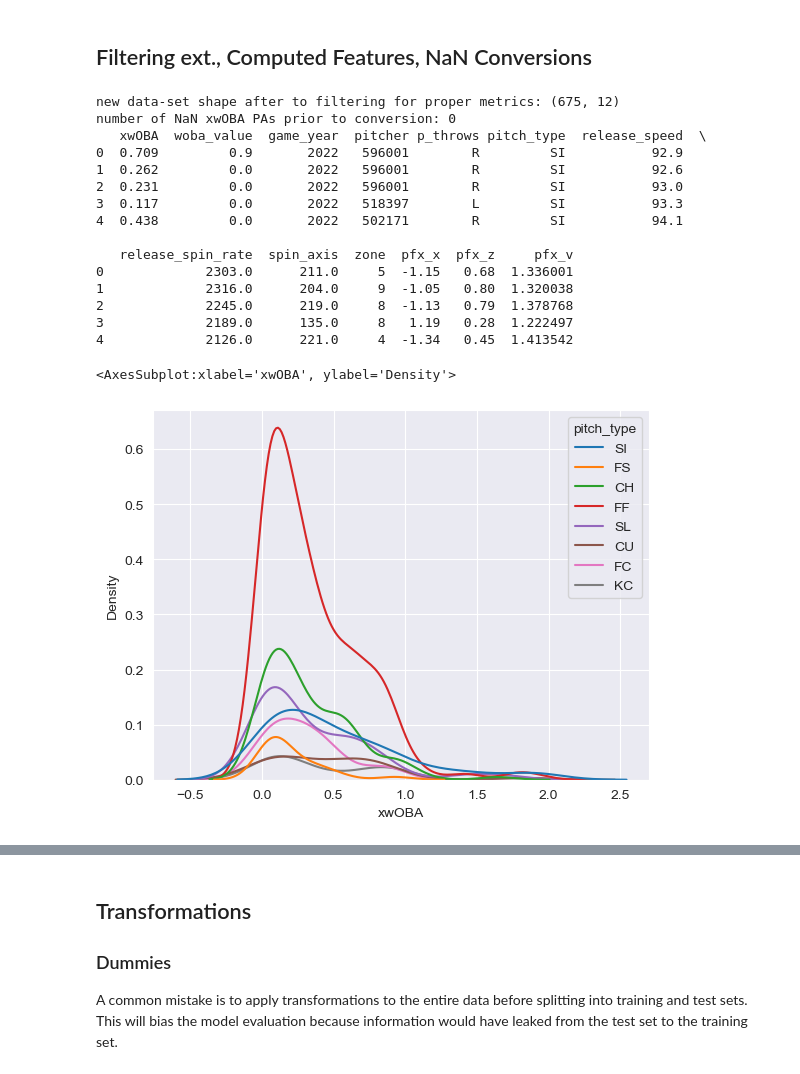
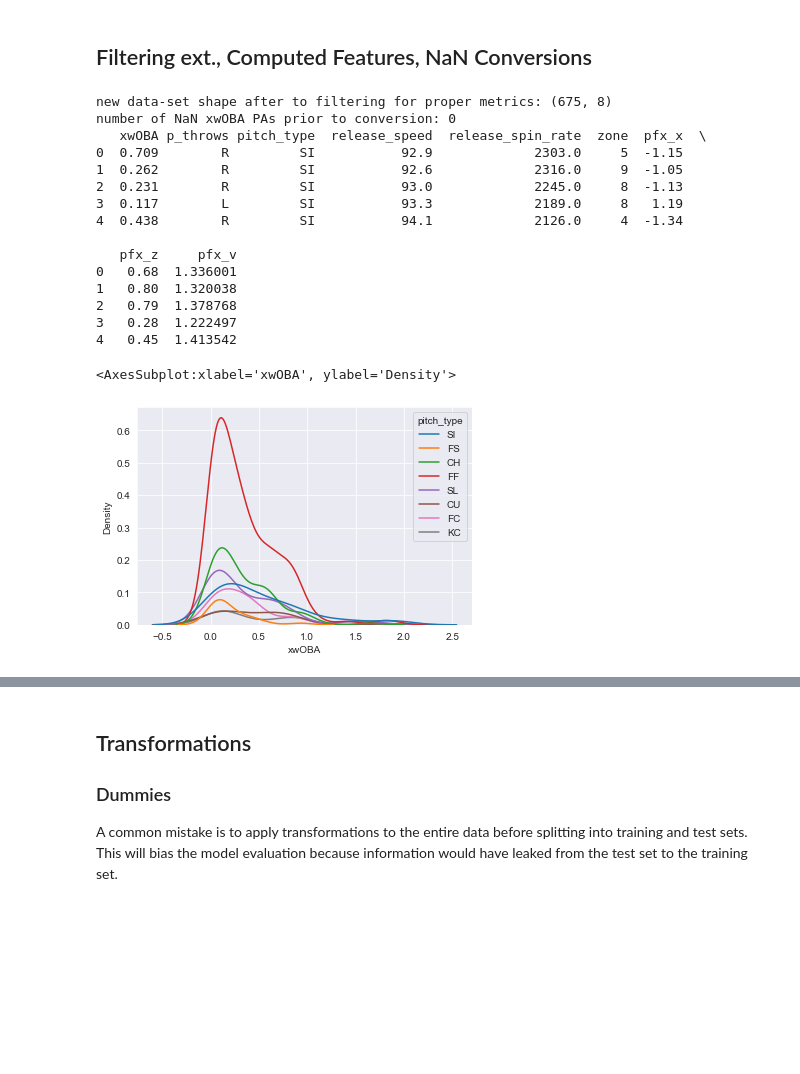
Before and after one commit to trpubz/DBacksAnalysis, a Jupyter notebook: 3Data Prep_Modeling/Data_Reg.ipynb, the cells around one changed output, grey strips where cells are left out. Drawn from its saved outputs; the diff is of its cells as text; code cells hidden in the pictures; blank space fills up the shorter version.

```diff
--- a/3Data Prep_Modeling/Data_Reg.ipynb
+++ b/3Data Prep_Modeling/Data_Reg.ipynb
@@ -9,7 +9,7 @@ import numpy as np
 np.set_printoptions(precision=3, suppress=True)
 
 marte_raw = pd.read_csv('marte_vs_nlwest_19_22.csv',
-                        usecols=['pitch_type', 'game_date', 'release_speed', 'release_pos_x', 'release_pos_z', 'pitcher', 'zone', 'des', 'p_throws', 'bb_type', 'balls', 'strikes', 'game_year', 'pfx_x', 'pfx_z', 'hc_x', 'hc_y', 'hit_distance_sc', 'launch_speed', 'launch_angle', 'effective_speed', 'release_spin_rate', 'release_extension', 'estimated_woba_using_speedangle', 'woba_value', 'woba_denom', 'iso_value', 'launch_speed_angle', 'pitch_name', 'spin_axis'])
+                        usecols=['pitch_type', 'game_date', 'release_speed', 'release_pos_x', 'release_pos_z', 'pitcher', 'zone', 'des', 'p_throws', 'bb_type', 'balls', 'strikes', 'game_year', 'pfx_x', 'pfx_z', 'hc_x', 'hc_y', 'hit_distance_sc', 'launch_speed', 'launch_angle', 'effective_speed', 'release_spin_rate', 'release_extension', 'estimated_woba_using_speedangle', 'woba_value', 'woba_denom', 'iso_value', 'launch_speed_angle', 'pitch_name'])
 
 # rename the primary response variable
 marte_raw.rename(columns={'estimated_woba_using_speedangle': 'xwOBA'}, inplace=True)
@@ -21,6 +21,6 @@ marte_raw.dropna(axis='rows', subset=['woba_denom', 'xwOBA'], how='any', inplace
 print(f"data-set shape after to filtering sac hits, walks, strikeouts: {marte_raw.shape}")
 
 # filter missing observation data
-marte_raw.dropna(axis='rows', subset=['release_spin_rate', 'spin_axis'], how='any', inplace=True)
+marte_raw.dropna(axis='rows', subset=['release_spin_rate'], how='any', inplace=True)
 print(f"data-set shape after to filtering missing spin observations: {marte_raw.shape}")
 # %% [output]
@@ -68,7 +59,7 @@ import numpy as np
 import math
 
 # filter raw set with proposed model metrics
-marte_vs = marte_raw.drop(columns=['game_date', 'release_pos_x', 'release_pos_z', 'des', 'bb_type', 'balls', 'strikes', 'hc_x', 'hc_y', 'hit_distance_sc', 'launch_speed', 'launch_angle', 'effective_speed', 'release_extension', 'woba_denom', 'iso_value', 'launch_speed_angle', 'pitch_name'])
+marte_vs = marte_raw.drop(columns=['woba_value','game_year', 'pitcher', 'game_date', 'release_pos_x', 'release_pos_z', 'des', 'bb_type', 'balls', 'strikes', 'hc_x', 'hc_y', 'hit_distance_sc', 'launch_speed', 'launch_angle', 'effective_speed', 'release_extension', 'woba_denom', 'iso_value', 'launch_speed_angle', 'pitch_name'])
 print(f"new data-set shape after to filtering for proper metrics: {marte_vs.shape}")
 
 # vectorize the horizontal & vertical movement using pythagorean theorem
@@ -87,25 +78,25 @@ print(f"number of NaN xwOBA PAs prior to conversion: {marte_vs.xwOBA.isnull().su
 ##########################################################
 
 # reorder columns for logical readability
-marte_vs = marte_vs.reindex(columns=['xwOBA', 'woba_value','game_year', 'pitcher', 'p_throws', 'pitch_type', 'release_speed', 'release_spin_rate', 'spin_axis', 'zone', 'pfx_x', 'pfx_z', 'pfx_v'])
+marte_vs = marte_vs.reindex(columns=['xwOBA', 'p_throws', 'pitch_type', 'release_speed', 'release_spin_rate', 'zone', 'pfx_x', 'pfx_z', 'pfx_v'])
 
 print(marte_vs.head())
 # %% [output]
-new data-set shape after to filtering for proper metrics: (675, 12)
+new data-set shape after to filtering for proper metrics: (675, 8)
 number of NaN xwOBA PAs prior to conversion: 0
-   xwOBA  woba_value  game_year  pitcher p_throws pitch_type  release_speed  \
-0  0.709         0.9       2022   596001        R         SI           92.9
-1  0.262         0.0       2022   596001        R         SI           92.6
-2  0.231         0.0       2022   596001        R         SI           93.0
-3  0.117         0.0       2022   518397        L         SI           93.3
-4  0.438         0.0       2022   502171        R         SI           94.1
+   xwOBA p_throws pitch_type  release_speed  release_spin_rate  zone  pfx_x  \
+0  0.709        R         SI           92.9             2303.0     5  -1.15
+1  0.262        R         SI           92.6             2316.0     9  -1.05
+2  0.231        R         SI           93.0             2245.0     8  -1.13
+3  0.117        L         SI           93.3             2189.0     8   1.19
+4  0.438        R         SI           94.1             2126.0     4  -1.34
 
-   release_spin_rate  spin_axis  zone  pfx_x  pfx_z     pfx_v
-0             2303.0      211.0     5  -1.15   0.68  1.336001
-1             2316.0      204.0     9  -1.05   0.80  1.320038
-2             2245.0      219.0     8  -1.13   0.79  1.378768
-3             2189.0      135.0     8   1.19   0.28  1.222497
-4             2126.0      221.0     4  -1.34   0.45  1.413542
+   pfx_z     pfx_v
+0   0.68  1.336001
+1   0.80  1.320038
+2   0.79  1.378768
+3   0.28  1.222497
+4   0.45  1.413542
 # %%
 # exploration
 import seaborn as sns
@@ -113,7 +104,7 @@ import seaborn as sns
 # sns.pairplot(marte_vs[['xwOBA', 'woba_value', 'p_throws', 'pitch_type', 'release_speed', 'release_spin_rate', 'spin_axis', 'zone', 'pfx_x', 'pfx_z', 'pfx_v']], corner=True)
 # %%
 # sns.set(rc={"figure.figsize":(4, 7)})
-sns.kdeplot(marte_vs.xwOBA, hue=marte_vs.pitch_type)
+sns.kdeplot(marte_vs.xwOBA, hue=marte_vs['pitch_type'])
 # %% [output]
 <AxesSubplot:xlabel='xwOBA', ylabel='Density'>
-[figure, old version]
+[figure, new version]
```
Also changed, not shown: parts of 24 cells of this notebook.
